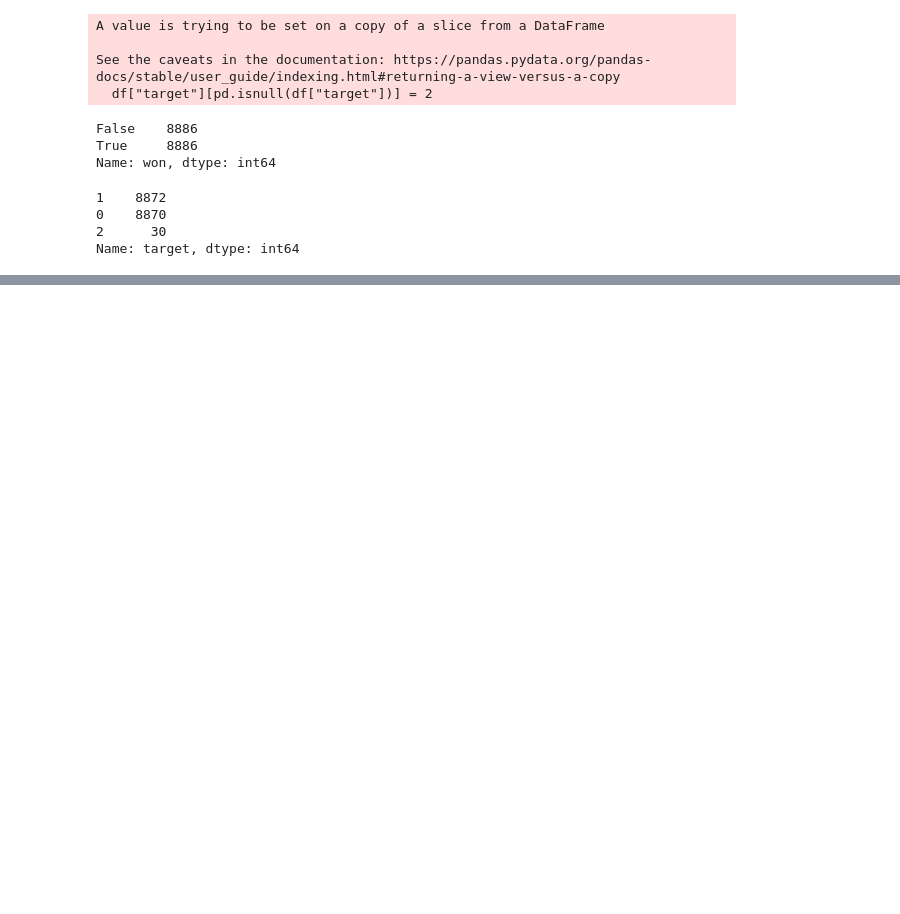
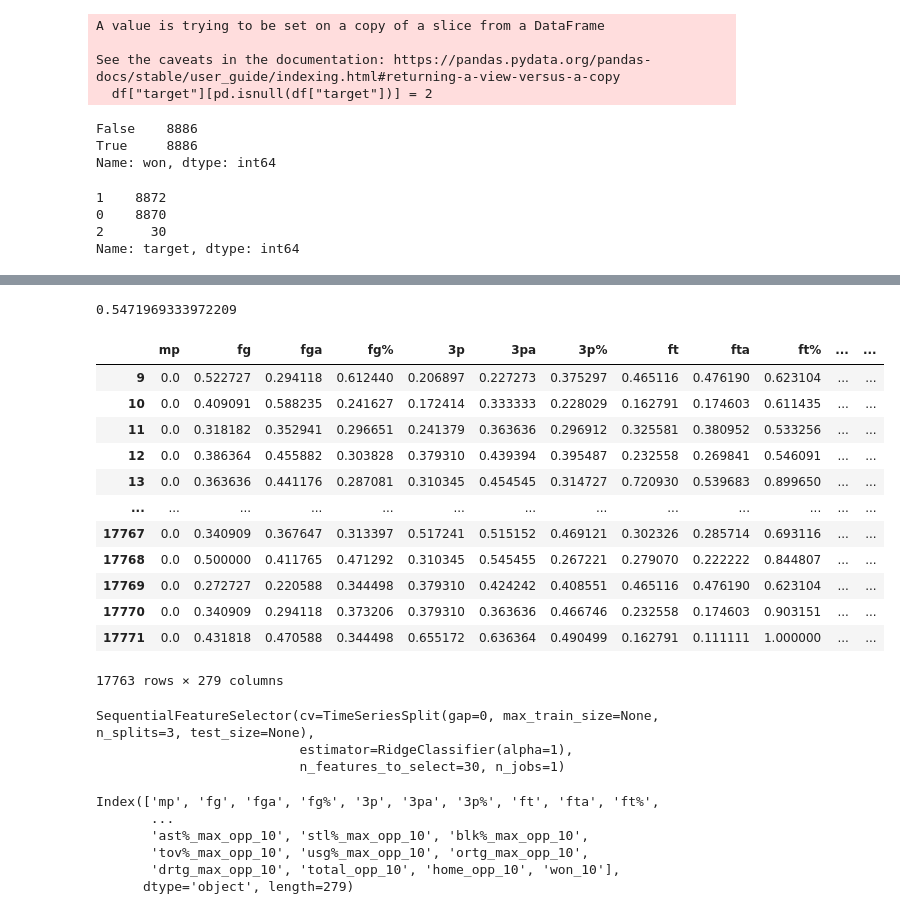
Before and after one commit to dataquestio/project-walkthroughs, a Jupyter notebook: nba_games/predict.ipynb, the cells around one changed output, grey strips where cells are left out. Saved outputs shown, nothing was run; the diff lists cells and outputs as text; code cells hidden in the pictures; blank space fills up the shorter version.

Commit message:
Finalize NBA prediction

```diff
--- a/nba_games/predict.ipynb
+++ b/nba_games/predict.ipynb
@@ -161,0 +193,44 @@ array([ True,  True, False,  True, False,  True, False,  True,  True,
+# %%
+from sklearn.metrics import accuracy_score
+
+accuracy_score(predictions["actual"], predictions["prediction"])
+# %% [output]
+0.5471969333972209
+# %%
+df_rolling = df[list(selected_columns) + ["won"]].rolling(10).mean()
+df_rolling.columns = [f"{col}_10" for col in df_rolling.columns]
+df = pd.concat([df, df_rolling], axis=1)
+# %%
+df = df.dropna()
+# %%
+df
+# %% [output]
+|  | mp | fg | fga | fg% | 3p | 3pa | 3p% | ft | fta | ft% | ... | ... |
+| 9 | 0.0 | 0.522727 | 0.294118 | 0.612440 | 0.206897 | 0.227273 | 0.375297 | 0.465116 | 0.476190 | 0.623104 | ... | ... |
+| 10 | 0.0 | 0.409091 | 0.588235 | 0.241627 | 0.172414 | 0.333333 | 0.228029 | 0.162791 | 0.174603 | 0.611435 | ... | ... |
+| 11 | 0.0 | 0.318182 | 0.352941 | 0.296651 | 0.241379 | 0.363636 | 0.296912 | 0.325581 | 0.380952 | 0.533256 | ... | ... |
+| 12 | 0.0 | 0.386364 | 0.455882 | 0.303828 | 0.379310 | 0.439394 | 0.395487 | 0.232558 | 0.269841 | 0.546091 | ... | ... |
+| 13 | 0.0 | 0.363636 | 0.441176 | 0.287081 | 0.310345 | 0.454545 | 0.314727 | 0.720930 | 0.539683 | 0.899650 | ... | ... |
+| ... | ... | ... | ... | ... | ... | ... | ... | ... | ... | ... | ... | ... |
+| 17767 | 0.0 | 0.340909 | 0.367647 | 0.313397 | 0.517241 | 0.515152 | 0.469121 | 0.302326 | 0.285714 | 0.693116 | ... | ... |
+| 17768 | 0.0 | 0.500000 | 0.411765 | 0.471292 | 0.310345 | 0.545455 | 0.267221 | 0.279070 | 0.222222 | 0.844807 | ... | ... |
+| 17769 | 0.0 | 0.272727 | 0.220588 | 0.344498 | 0.379310 | 0.424242 | 0.408551 | 0.465116 | 0.476190 | 0.623104 | ... | ... |
+| 17770 | 0.0 | 0.340909 | 0.294118 | 0.373206 | 0.379310 | 0.363636 | 0.466746 | 0.232558 | 0.174603 | 0.903151 | ... | ... |
+| 17771 | 0.0 | 0.431818 | 0.470588 | 0.344498 | 0.655172 | 0.636364 | 0.490499 | 0.162791 | 0.111111 | 1.000000 | ... | ... |
+17763 rows × 279 columns
+# %%
+selected_columns = df.columns[~df.columns.isin(removed_columns)]
+sfs.fit(df[selected_columns], df["target"])
+# %% [output]
+SequentialFeatureSelector(cv=TimeSeriesSplit(gap=0, max_train_size=None, n_splits=3, test_size=None),
+                          estimator=RidgeClassifier(alpha=1),
+                          n_features_to_select=30, n_jobs=1)
+# %%
+df.columns
+# %% [output]
+Index(['mp', 'fg', 'fga', 'fg%', '3p', '3pa', '3p%', 'ft', 'fta', 'ft%',
+       ...
+       'ast%_max_opp_10', 'stl%_max_opp_10', 'blk%_max_opp_10',
+       'tov%_max_opp_10', 'usg%_max_opp_10', 'ortg_max_opp_10',
+       'drtg_max_opp_10', 'total_opp_10', 'home_opp_10', 'won_10'],
+      dtype='object', length=279)
```
Also changed, not shown: parts of 17 cells of this notebook, 1 other file.
